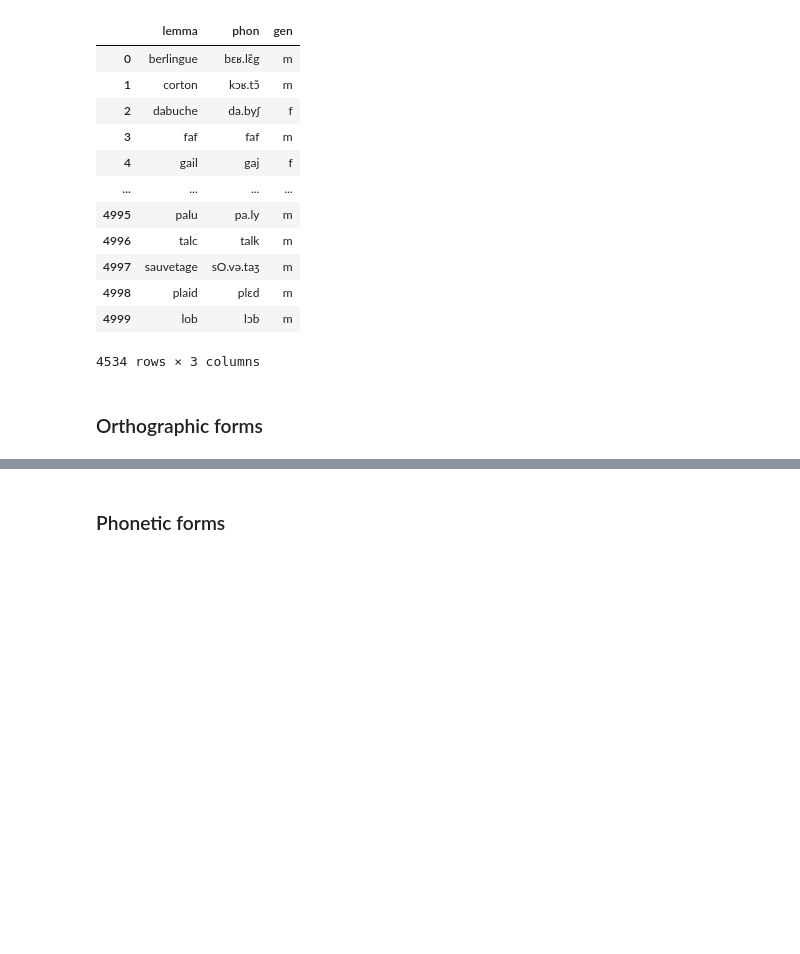
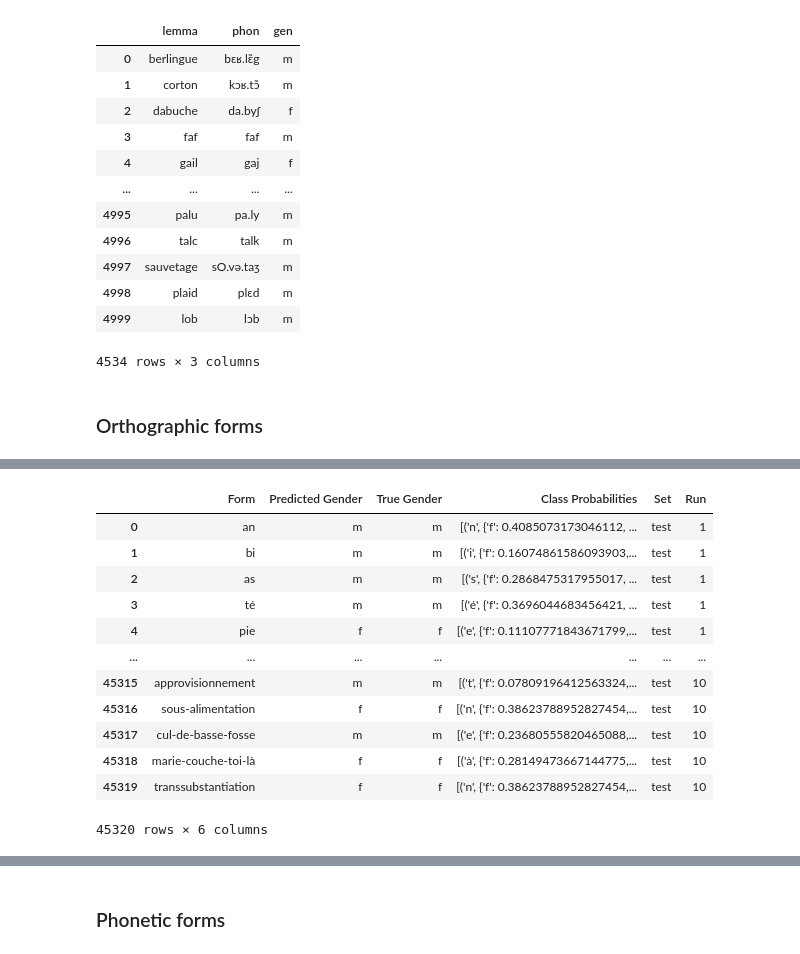
Before and after one commit to obonami/gender_prediction, a Jupyter notebook: src/analysis.ipynb, the cells around one changed output, grey strips where cells are left out. Drawn from its saved outputs; the diff is of its cells as text; code cells hidden in the pictures; blank space fills up the shorter version.

```diff
--- a/src/analysis.ipynb
+++ b/src/analysis.ipynb
@@ -143,0 +144,17 @@ Probability values:
+# %%
+orth_preds_x10 = pd.read_csv('../results/echantinom_orth_preds_x10.csv')
+orth_preds_x10
+# %% [output]
+|  | Form | Predicted Gender | True Gender | Class Probabilities | Set | Run |
+| 0 | an | m | m | [('n', {'f': 0.4085073173046112, ... | test | 1 |
+| 1 | bi | m | m | [('i', {'f': 0.16074861586093903,... | test | 1 |
+| 2 | as | m | m | [('s', {'f': 0.2868475317955017, ... | test | 1 |
+| 3 | té | m | m | [('é', {'f': 0.3696044683456421, ... | test | 1 |
+| 4 | pie | f | f | [('e', {'f': 0.11107771843671799,... | test | 1 |
+| ... | ... | ... | ... | ... | ... | ... |
+| 45315 | approvisionnement | m | m | [('t', {'f': 0.07809196412563324,... | test | 10 |
+| 45316 | sous-alimentation | f | f | [('n', {'f': 0.38623788952827454,... | test | 10 |
+| 45317 | cul-de-basse-fosse | m | m | [('e', {'f': 0.23680555820465088,... | test | 10 |
+| 45318 | marie-couche-toi-là | f | f | [('à', {'f': 0.28149473667144775,... | test | 10 |
+| 45319 | transsubstantiation | f | f | [('n', {'f': 0.38623788952827454,... | test | 10 |
+45320 rows × 6 columns
```
Also changed, not shown: parts of 11 cells of this notebook, 9 other files.
